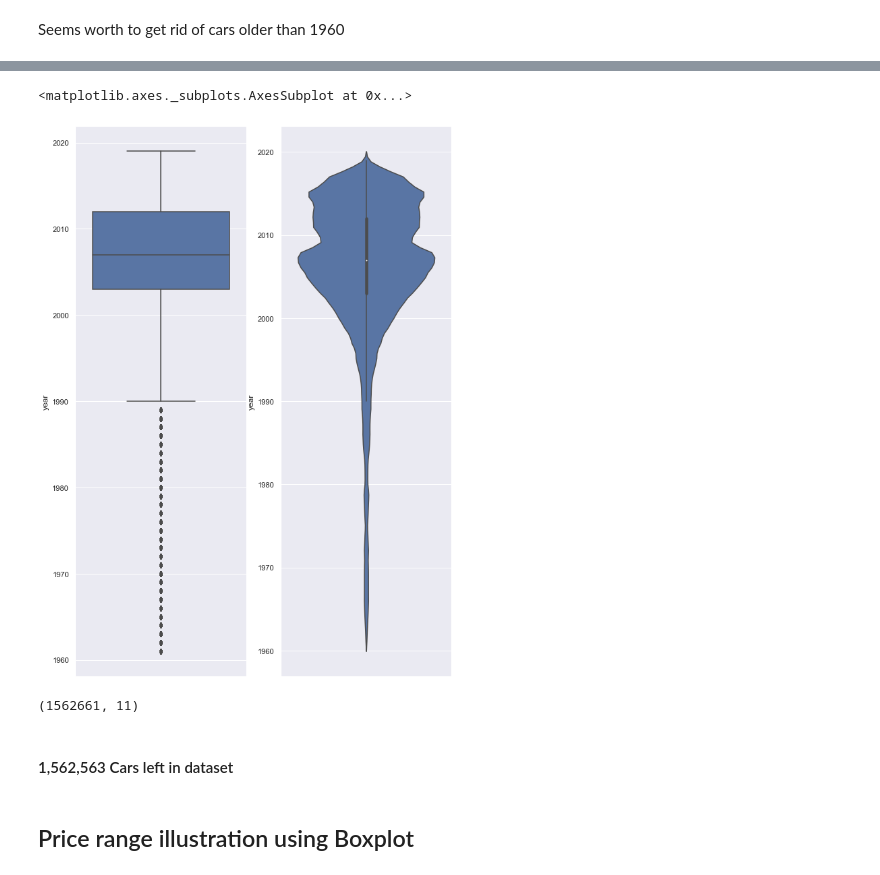
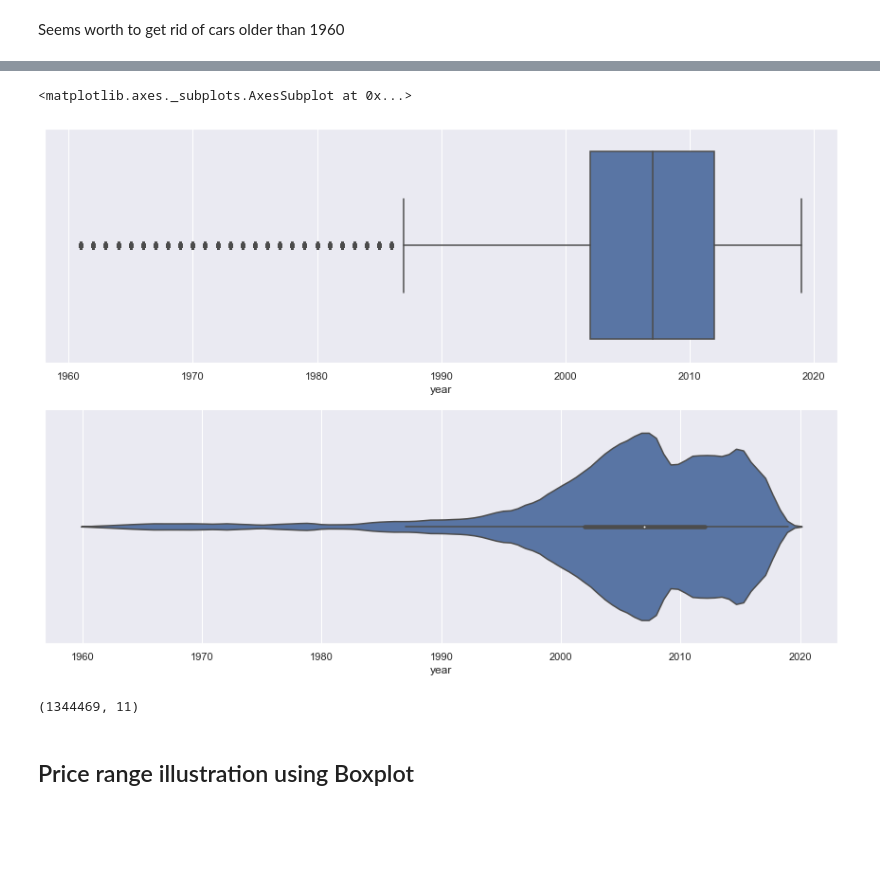
Before and after one commit to ValdemarQ/Used-cars-analysis, a Jupyter notebook: Used Cars US 2018 between the months of September and November of 2018.ipynb, the cells around one changed output, grey strips where cells are left out. Drawn from its saved outputs; the diff is of its cells as text; code cells hidden in the pictures; blank space fills up the shorter version.

```diff
--- a/Used Cars US 2018 between the months of September and November of 2018.ipynb
+++ b/Used Cars US 2018 between the months of September and November of 2018.ipynb
@@ -134,3 +145,4 @@ Are these duplicate values? Drop duplicates
 # %%
+df = df.drop_duplicates()
 df.shape
 # %% [output]
@@ -219,19 +199,18 @@ Seems worth to get rid of cars older than 1960
 # %%
 df = df[df['year'] > 1960] #Keeping only cars older than 1960 make
 # %%
-plt.figure(figsize=(10,15))
-plt.subplot(1,2,1)
-sns.boxplot(y='year', data=df)
-plt.subplot(1,2,2)
-sns.violinplot(y='year', data=df)
+plt.figure(figsize=(15,10))
+plt.subplot(2,1,1)
+sns.boxplot(x='year', data=df)
+plt.subplot(2,1,2)
+sns.violinplot(x='year', data=df)
 # %% [output]
 <matplotlib.axes._subplots.AxesSubplot at 0x...>
-[figure, old version]
+[figure, new version]
-# %%
-df.shape
-# %% [output]
-(1562661, 11)
-# %% [markdown]
-#### 1,562,563 Cars left in dataset
+# %%
+#Cars left in dataset
+df.shape
+# %% [output]
+(1344469, 11)
 # %% [markdown]
 ## Price range illustration using Boxplot
```
Also changed, not shown: parts of 79 cells of this notebook.
